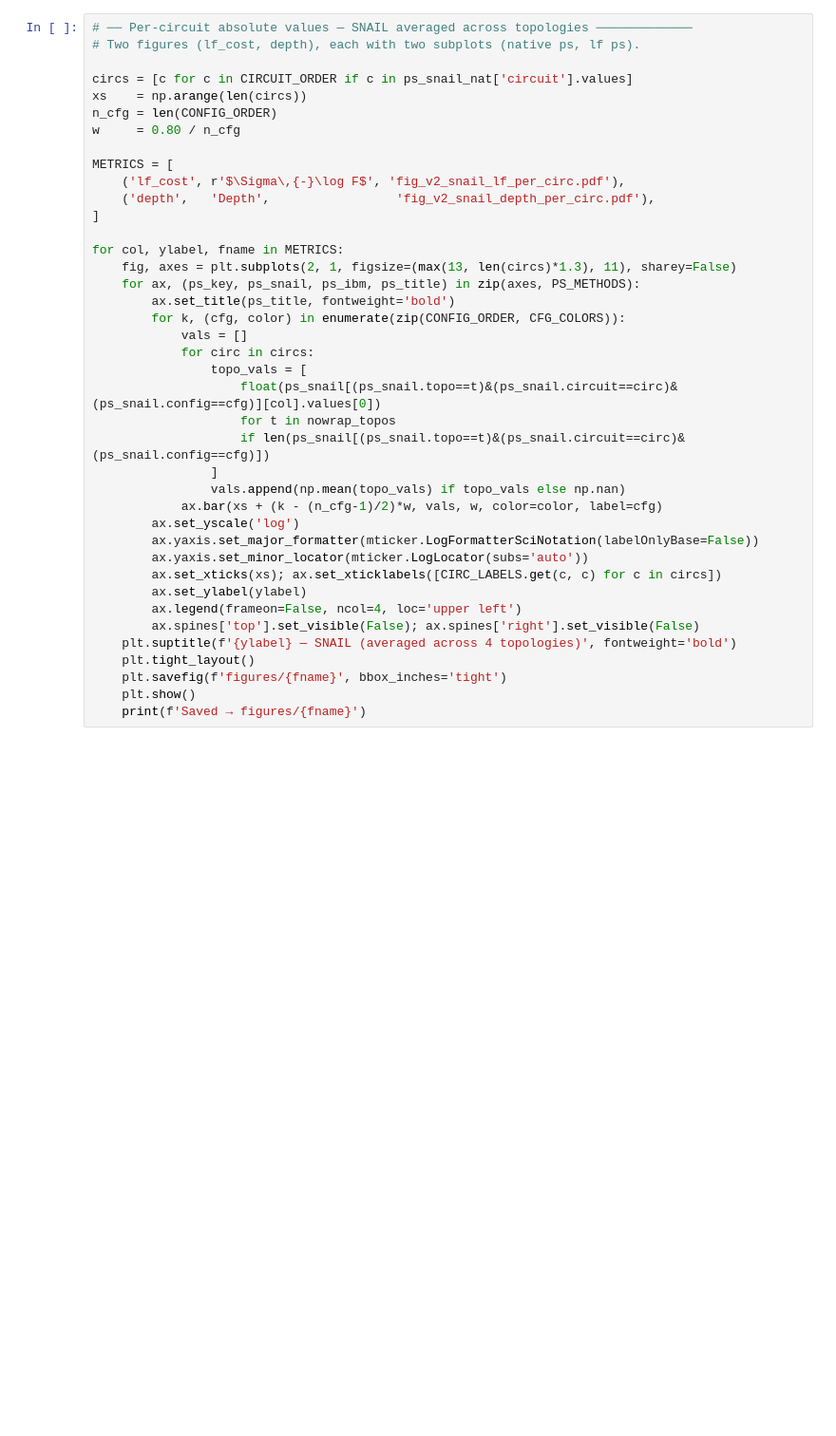
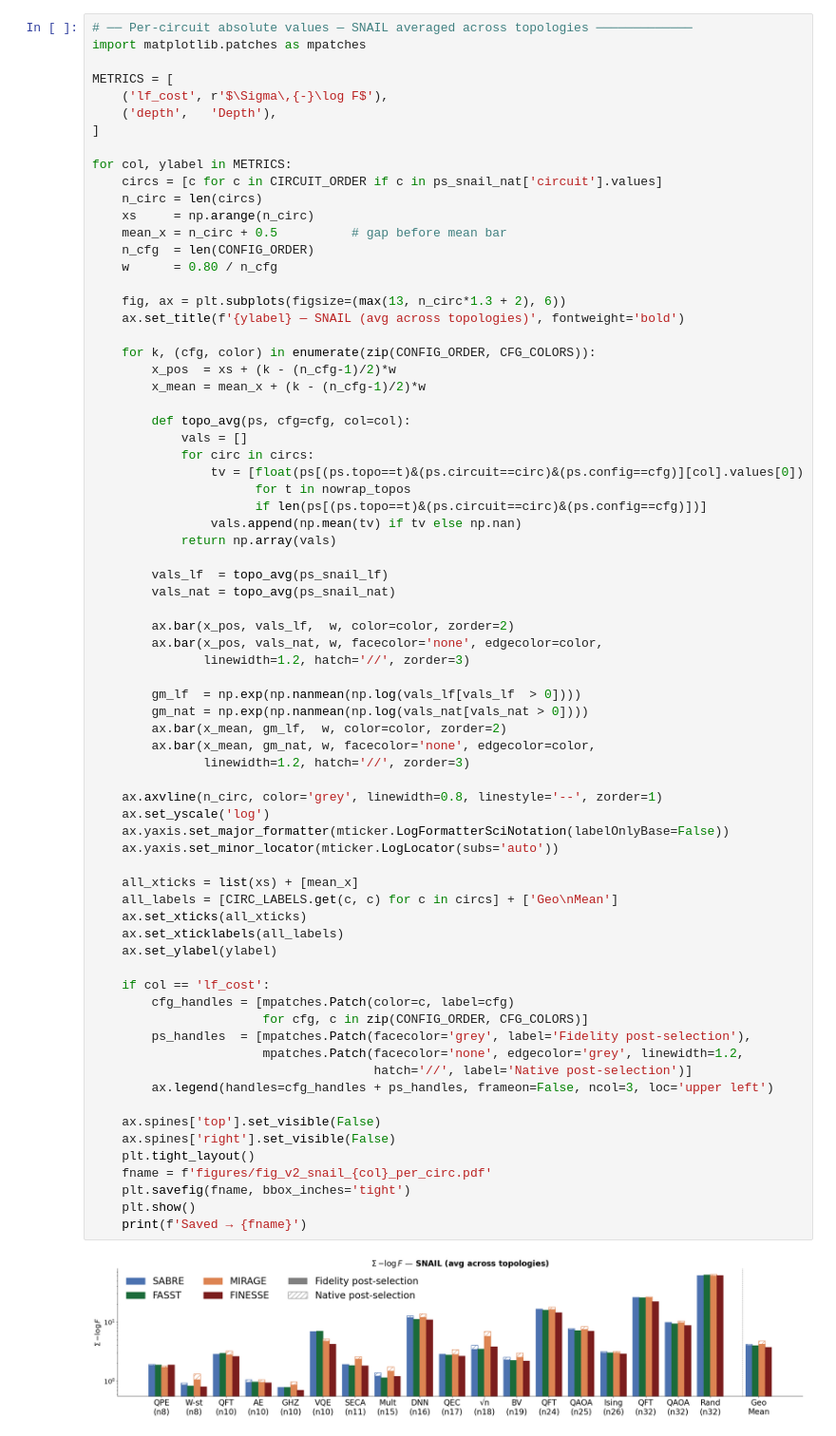
Before and after one commit to DylanJVA/FINESSE, a Jupyter notebook: PaperPlots_v2.ipynb, the cells around one changed output. Shown at 95% size. Drawn from its saved outputs; the diff is of its cells as text; blank space fills up the shorter version.

```diff
--- a/PaperPlots_v2.ipynb
+++ b/PaperPlots_v2.ipynb
@@ -133,40 +382,74 @@ print('Pure fidelity (α=0) fails on large circuits — loses hop-count directio
 # %%
 # ── Per-circuit absolute values — SNAIL averaged across topologies ─────────────
-# Two figures (lf_cost, depth), each with two subplots (native ps, lf ps).
-
-circs = [c for c in CIRCUIT_ORDER if c in ps_snail_nat['circuit'].values]
-xs    = np.arange(len(circs))
-n_cfg = len(CONFIG_ORDER)
-w     = 0.80 / n_cfg
+import matplotlib.patches as mpatches
 
 METRICS = [
-    ('lf_cost', r'$\Sigma\,{-}\log F$', 'fig_v2_snail_lf_per_circ.pdf'),
-    ('depth',   'Depth',                 'fig_v2_snail_depth_per_circ.pdf'),
+    ('lf_cost', r'$\Sigma\,{-}\log F$'),
+    ('depth',   'Depth'),
 ]
 
-for col, ylabel, fname in METRICS:
-    fig, axes = plt.subplots(2, 1, figsize=(max(13, len(circs)*1.3), 11), sharey=False)
-    for ax, (ps_key, ps_snail, ps_ibm, ps_title) in zip(axes, PS_METHODS):
-        ax.set_title(ps_title, fontweight='bold')
-        for k, (cfg, color) in enumerate(zip(CONFIG_ORDER, CFG_COLORS)):
+for col, ylabel in METRICS:
+    circs = [c for c in CIRCUIT_ORDER if c in ps_snail_nat['circuit'].values]
+    n_circ = len(circs)
+    xs     = np.arange(n_circ)
+    mean_x = n_circ + 0.5          # gap before mean bar
+    n_cfg  = len(CONFIG_ORDER)
+    w      = 0.80 / n_cfg
+
+    fig, ax = plt.subplots(figsize=(max(13, n_circ*1.3 + 2), 6))
+    ax.set_title(f'{ylabel} — SNAIL (avg across topologies)', fontweight='bold')
+
+    for k, (cfg, color) in enumerate(zip(CONFIG_ORDER, CFG_COLORS)):
+        x_pos  = xs + (k - (n_cfg-1)/2)*w
+        x_mean = mean_x + (k - (n_cfg-1)/2)*w
+
+        def topo_avg(ps, cfg=cfg, col=col):
             vals = []
             for circ in circs:
-                topo_vals = [
-                    float(ps_snail[(ps_snail.topo==t)&(ps_snail.circuit==circ)&(ps_snail.config==cfg)][col].values[0])
-                    for t in nowrap_topos
-                    if len(ps_snail[(ps_snail.topo==t)&(ps_snail.circuit==circ)&(ps_snail.config==cfg)])
-                ]
-                vals.append(np.mean(topo_vals) if topo_vals else np.nan)
-            ax.bar(xs + (k - (n_cfg-1)/2)*w, vals, w, color=color, label=cfg)
-        ax.set_yscale('log')
-        ax.yaxis.set_major_formatter(mticker.LogFormatterSciNotation(labelOnlyBase=False))
-        ax.yaxis.set_minor_locator(mticker.LogLocator(subs='auto'))
-        ax.set_xticks(xs); ax.set_xticklabels([CIRC_LABELS.get(c, c) for c in circs])
-        ax.set_ylabel(ylabel)
-        ax.legend(frameon=False, ncol=4, loc='upper left')
-        ax.spines['top'].set_visible(False); ax.spines['right'].set_visible(False)
-    plt.suptitle(f'{ylabel} — SNAIL (averaged across 4 topologies)', fontweight='bold')
+                tv = [float(ps[(ps.topo==t)&(ps.circuit==circ)&(ps.config==cfg)][col].values[0])
+                      for t in nowrap_topos
+                      if len(ps[(ps.topo==t)&(ps.circuit==circ)&(ps.config==cfg)])]
+                vals.append(np.mean(tv) if tv else np.nan)
+            return np.array(vals)
+
+        vals_lf  = topo_avg(ps_snail_lf)
+        vals_nat = topo_avg(ps_snail_nat)
+
+        ax.bar(x_pos, vals_lf,  w, color=color, zorder=2)
+        ax.bar(x_pos, vals_nat, w, facecolor='none', edgecolor=color,
+               linewidth=1.2, hatch='//', zorder=3)
+
+        gm_lf  = np.exp(np.nanmean(np.log(vals_lf[vals_lf  > 0])))
+        gm_nat = np.exp(np.nanmean(np.log(vals_nat[vals_nat > 0])))
+        ax.bar(x_mean, gm_lf,  w, color=color, zorder=2)
+        ax.bar(x_mean, gm_nat, w, facecolor='none', edgecolor=color,
+               linewidth=1.2, hatch='//', zorder=3)
+
+    ax.axvline(n_circ, color='grey', linewidth=0.8, linestyle='--', zorder=1)
+    ax.set_yscale('log')
+    ax.yaxis.set_major_formatter(mticker.LogFormatterSciNotation(labelOnlyBase=False))
+    ax.yaxis.set_minor_locator(mticker.LogLocator(subs='auto'))
+
+    all_xticks = list(xs) + [mean_x]
+    all_labels = [CIRC_LABELS.get(c, c) for c in circs] + ['Geo\nMean']
+    ax.set_xticks(all_xticks)
+    ax.set_xticklabels(all_labels)
+    ax.set_ylabel(ylabel)
+
+    if col == 'lf_cost':
+        cfg_handles = [mpatches.Patch(color=c, label=cfg)
+                       for cfg, c in zip(CONFIG_ORDER, CFG_COLORS)]
+        ps_handles  = [mpatches.Patch(facecolor='grey', label='Fidelity post-selection'),
+                       mpatches.Patch(facecolor='none', edgecolor='grey', linewidth=1.2,
+                                      hatch='//', label='Native post-selection')]
+        ax.legend(handles=cfg_handles + ps_handles, frameon=False, ncol=3, loc='upper left')
+
+    ax.spines['top'].set_visible(False)
+    ax.spines['right'].set_visible(False)
     plt.tight_layout()
-    plt.savefig(f'figures/{fname}', bbox_inches='tight')
+    fname = f'figures/fig_v2_snail_{col}_per_circ.pdf'
+    plt.savefig(fname, bbox_inches='tight')
     plt.show()
-    print(f'Saved → figures/{fname}')
+    print(f'Saved → {fname}')
+# %% [output]
+[figure, added]
```
Also changed, not shown: parts of 15 cells of this notebook, 3 other files.
